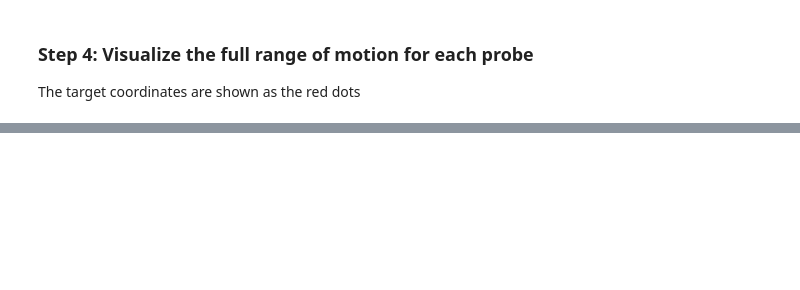
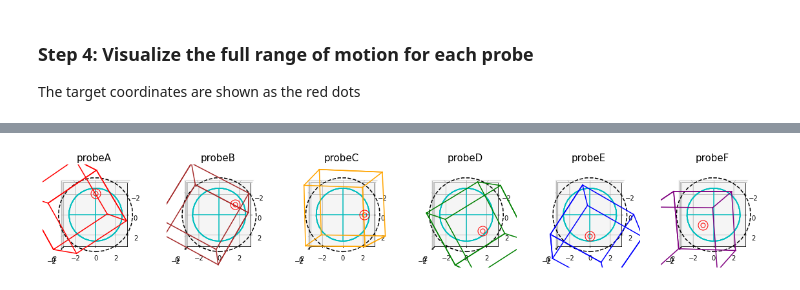
Before and after one commit to AllenInstitute/neuropixels_protocol_resources, a Jupyter notebook: Notebooks/Calculate Insertion Coordinates.ipynb, the cells around one changed output, grey strips where cells are left out. Saved outputs shown, nothing was run; the diff lists cells and outputs as text; code cells hidden in the pictures; blank space fills up the shorter version.

Commit message:
added functionality for physical adjustment, coverslip depth and agarose offset. consolidated some code into helper functions, clarified which blocks should be edited in comments

```diff
--- a/Notebooks/Calculate Insertion Coordinates.ipynb
+++ b/Notebooks/Calculate Insertion Coordinates.ipynb
@@ -78,0 +179,6 @@ probeF insertion coordinates:
+# %%
+step_3_targets = {}
+for probe_name in results.keys():
+    step_3_targets[probe_name] = global_to_manipulator(targets[probe_name], results[probe_name])
+
+print_targets(step_3_targets)
@@ -155,0 +207,31 @@ for key, color in zip(results.keys(), colors):
+# %%
+#RUN the code
+#Plot the target and the full range of manipulator travel relative to the coverslip
+fig = plt.figure(figsize=(20,12))
+
+for probe_idx, (probe_name, manipulator_coords) in enumerate(step_3_targets.items()):
+    ax = get_new_probe_subplot(probe_idx, results)
+
+    colors = ('red','brown','orange','green','blue','purple')
+    color = colors[probe_idx]
+    plot_cube(results[probe_name], color)
+
+    global_coordinates = manipulator_to_global(manipulator_coords, results[probe_name])
+    plt.plot(np.array([global_coordinates[0]]),
+             np.array([global_coordinates[1]]),
+             np.array([global_coordinates[2]]),'or', markersize=7, markerfacecolor='none')
+    plt.plot(np.array([global_coordinates[0]]),
+             np.array([global_coordinates[1]]),
+             np.array([global_coordinates[2]]),'or', markersize=15, markerfacecolor='none')
+
+    ax.set_ylim([-manipulator_range/2,manipulator_range/2])
+    ax.set_xlim([-manipulator_range/2,manipulator_range/2])
+    ax.set_zlim([-manipulator_range/2,manipulator_range/2])
+    plt.gca().invert_zaxis()
+
+    ax.view_init(elev=90., azim=0.)
+
+
+    plt.title(probe_name, fontsize=15)
+# %% [output]
+[figure, added]
```
Also changed, not shown: parts of 21 cells of this notebook, 2 other files.
